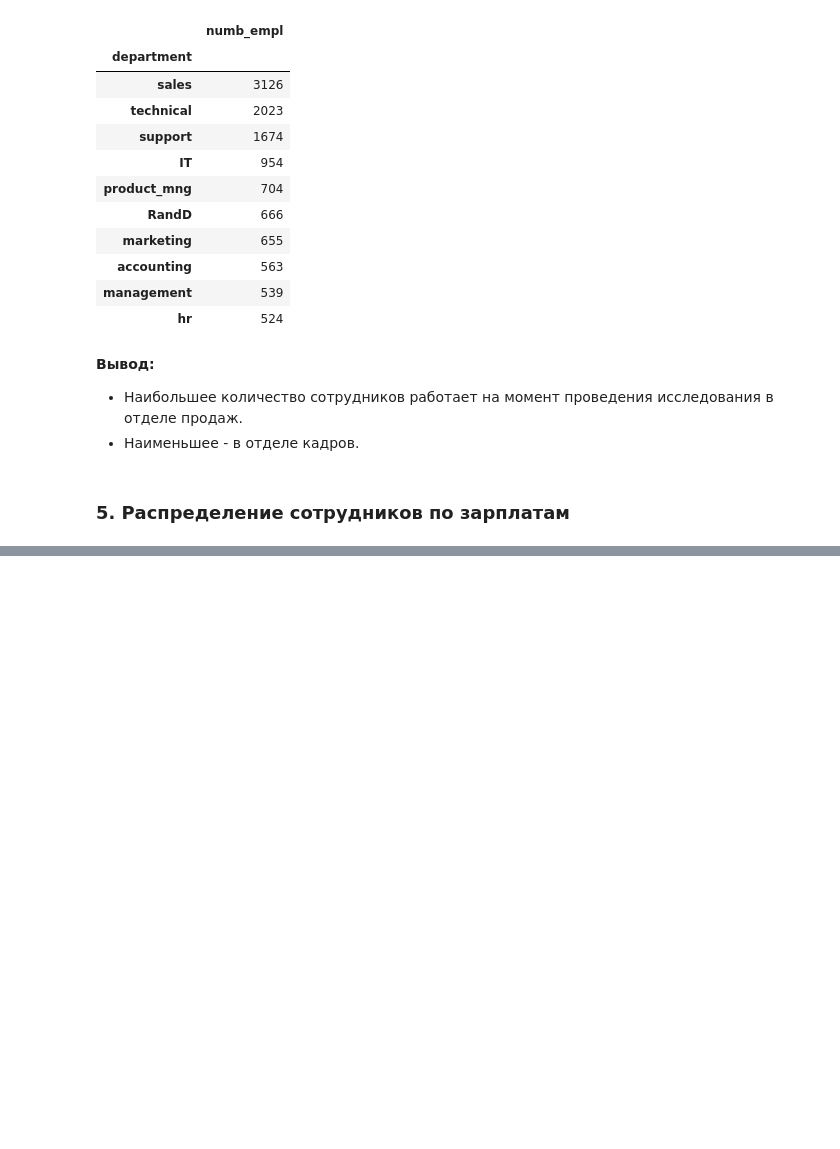
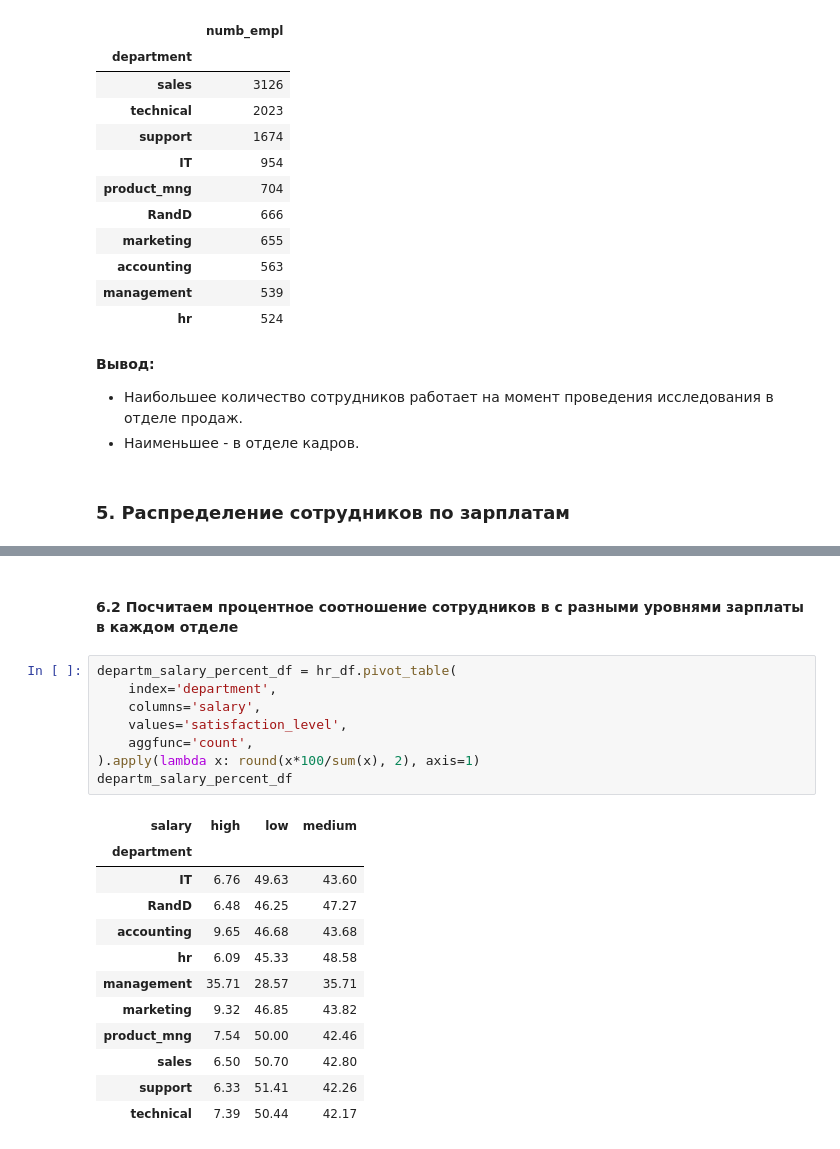
Before and after one commit to BalshowAndrew/python_statistic, a Jupyter notebook: final_work.ipynb, the cells around one changed output, grey strips where cells are left out. Cells and saved outputs as stored; diff of their text form; blank space fills up the shorter version.

```diff
--- a/final_work.ipynb
+++ b/final_work.ipynb
@@ -263,0 +312,23 @@ numb_empl
+# %% [markdown]
+#### 6.2 Посчитаем процентное соотношение сотрудников в с разными уровнями зарплаты в каждом отделе
+# %%
+departm_salary_percent_df = hr_df.pivot_table(
+    index='department',
+    columns='salary',
+    values='satisfaction_level',
+    aggfunc='count',
+).apply(lambda x: round(x*100/sum(x), 2), axis=1)
+departm_salary_percent_df
+# %% [output]
+| salary | high | low | medium |
+| department |  |  |  |
+| IT | 6.76 | 49.63 | 43.60 |
+| RandD | 6.48 | 46.25 | 47.27 |
+| accounting | 9.65 | 46.68 | 43.68 |
+| hr | 6.09 | 45.33 | 48.58 |
+| management | 35.71 | 28.57 | 35.71 |
+| marketing | 9.32 | 46.85 | 43.82 |
+| product_mng | 7.54 | 50.00 | 42.46 |
+| sales | 6.50 | 50.70 | 42.80 |
+| support | 6.33 | 51.41 | 42.26 |
+| technical | 7.39 | 50.44 | 42.17 |
```
Also changed, not shown: parts of 13 cells of this notebook.
